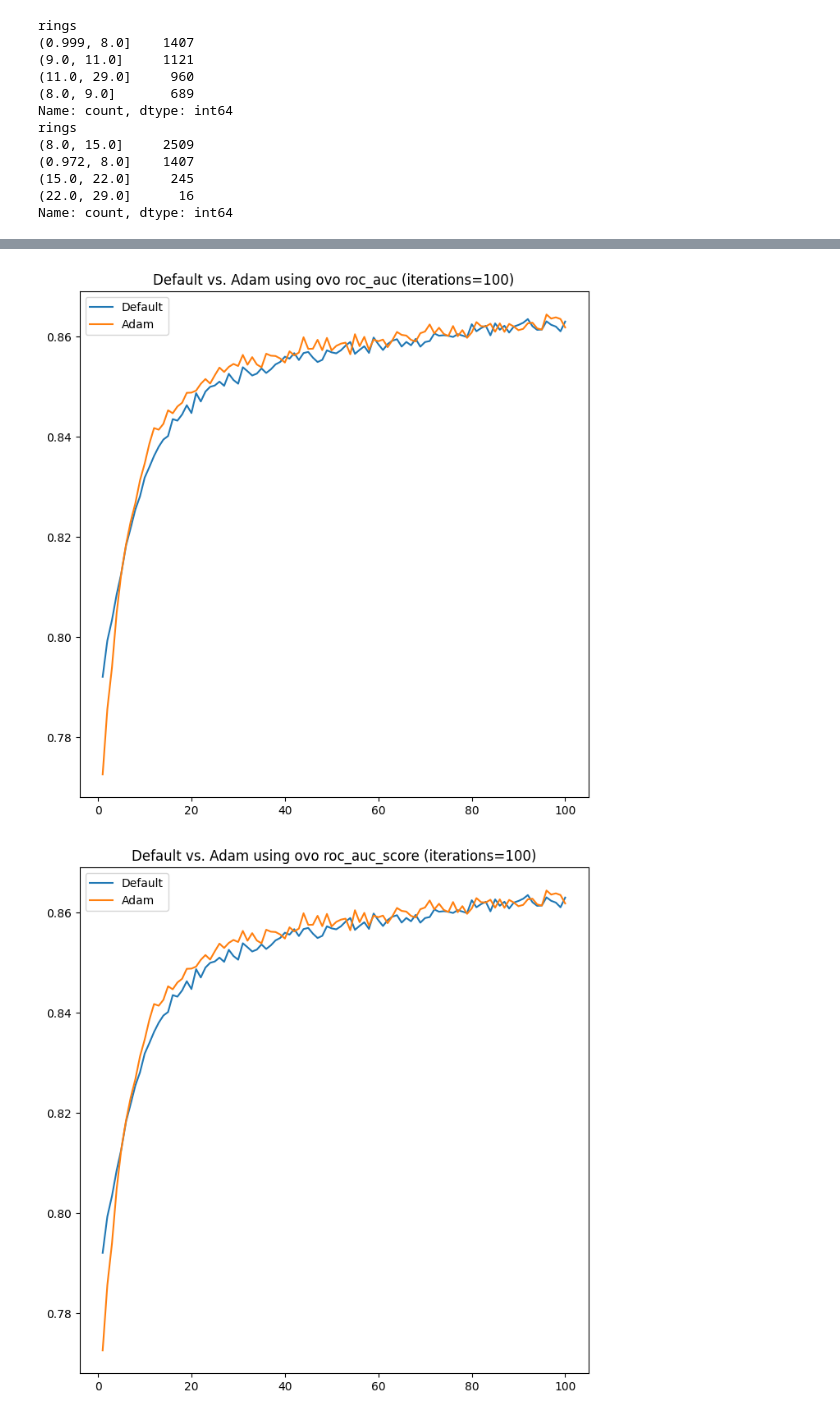
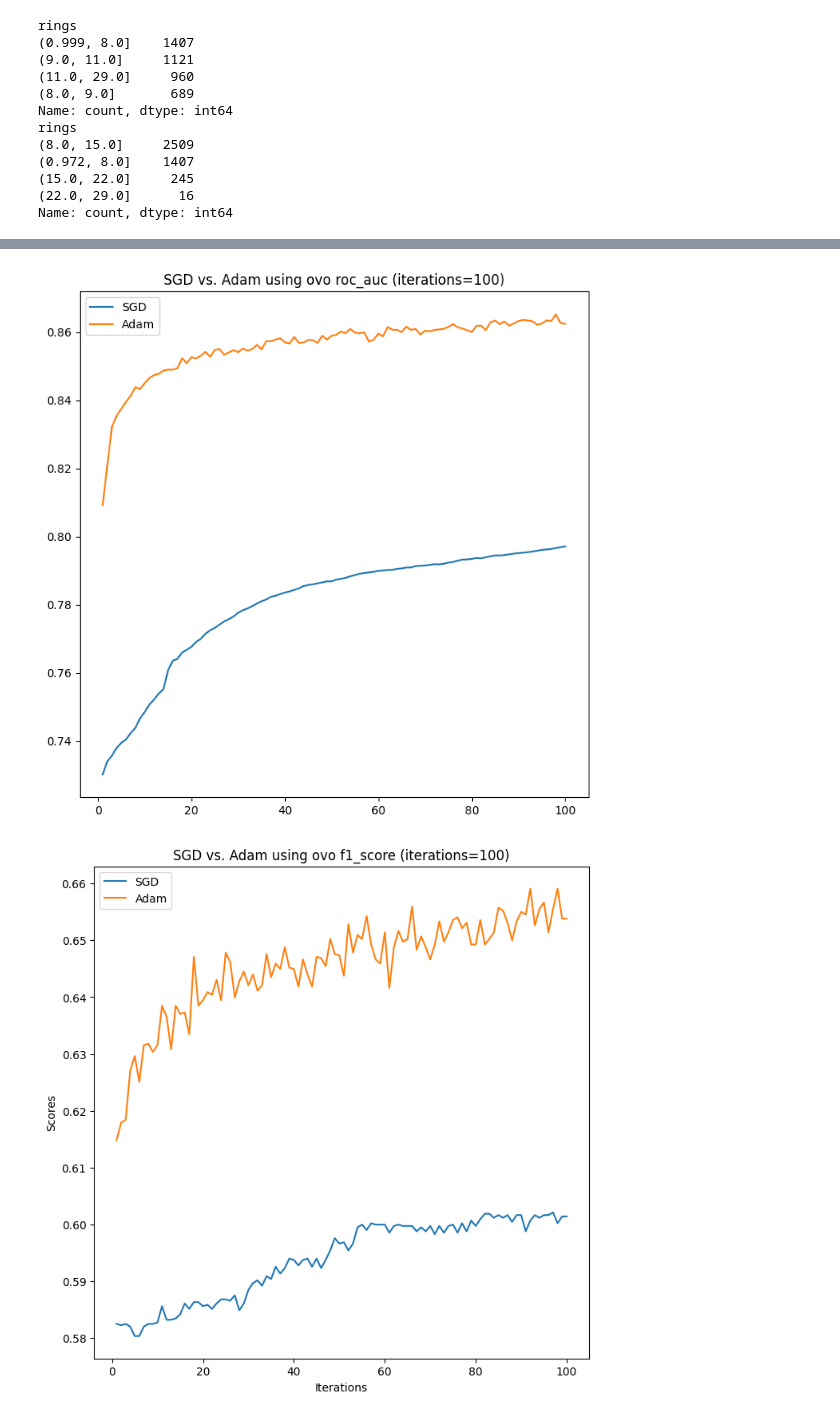
Before and after one commit to 9963KK/MATH5836, a Jupyter notebook: ass2/ass2.ipynb, the cells around one changed output, grey strips where cells are left out. Drawn from its saved outputs; the diff is of its cells as text; code cells hidden in the pictures.

```diff
--- a/ass2/ass2.ipynb
+++ b/ass2/ass2.ipynb
@@ -98,10 +97,11 @@ Name: count, dtype: int64
 # 由于是多分类，我们可以使用One-to-one或者One-to-rest的方式
 # 同时引入K折交叉验证
 kf = StratifiedKFold(n_splits=5, shuffle=True, random_state=42)
-def simple_nn_train(model, X=X, y=y, iter=30):
+def simple_nn_train(model, X=X, y=y, only=None,iter=30):
     ovo = []
     ovr = []
     for stra in ['ovo', 'ovr']:
+        if only and stra not in only: continue;
         f1_socre_list = []
         roc_auc_score_list = []
         for i in range(1, iter + 1):
@@ -134,8 +134,9 @@ def simple_nn_train(model, X=X, y=y, iter=30):
     return ovo, ovr
 # %%
 iters = 100
-print('Default Configuration')
-default_ovo, default_ovr = simple_nn_train(MLPClassifier(warm_start=True, early_stopping=True), iter=iters)
+MLPClassifier()
+print('Using solver=sgd')
+default_ovo, default_ovr = simple_nn_train(MLPClassifier(warm_start=True, solver='sgd',early_stopping=True), iter=iters)
 print('Using solver=adam')
 adam_ovo, adam_ovr = simple_nn_train(MLPClassifier(solver='adam', warm_start=True, early_stopping=True), iter=iters)
 # %% [output]
@@ -159,31 +160,31 @@ Final Summary: Iterations 100, Stragety ovr, f1_score=0.661, roc_auc=0.871
 # %%
 # 绘制收敛速度的曲线
 # 封装绘制图片的函数
-def plot_scores(tag='Default', iters=iters, data=None, score='f1_score'):
+def plot_scores(tag='SGD', iters=iters, data=None, score='f1_score'):
     if score == 'f1_score': d = 0
     else: d = 1
     plt.plot(range(1, iters + 1), data[d], label=tag)
 # %%
 plt.figure(figsize=(8, 8))
-plot_scores(tag='Default', data=default_ovo, score='roc_auc')
+plot_scores(tag='SGD', data=default_ovo, score='roc_auc')
 plot_scores(tag='Adam', data=adam_ovo, score='roc_auc')
-plt.title(f'Default vs. Adam using ovo roc_auc (iterations={iters})')
+plt.title(f'SGD vs. Adam using ovo roc_auc (iterations={iters})')
 plt.legend()
 plt.show()
 # %% [output]
-[figure, old version]
+[figure, new version]
 # %%
 plt.figure(figsize=(8, 8))
-plot_scores(tag='Default', data=default_ovo, score='f1_score')
+plot_scores(tag='SGD', data=default_ovo, score='f1_score')
 plot_scores(tag='Adam', data=adam_ovo, score='f1_score')
-plt.title(f'Default vs. Adam using ovo f1_score (iterations={iters})')
+plt.title(f'SGD vs. Adam using ovo f1_score (iterations={iters})')
 plt.xlabel('Iterations')
 plt.ylabel('Scores')
 plt.legend()
 plt.show()
 # 由于ovr表现不稳定没法体现Adam的优势，所以不画图
 # %% [output]
-[figure, old version]
+[figure, new version]
 # %%
 # 由于后面需要使用到dropout的技巧，这里就需要调用pytorch里面的神经网络了
 # 先构建一个使用Adam作为优化器并且添加了L2的神经网络
```
Also changed, not shown: parts of 6 cells of this notebook, 5 other files.
